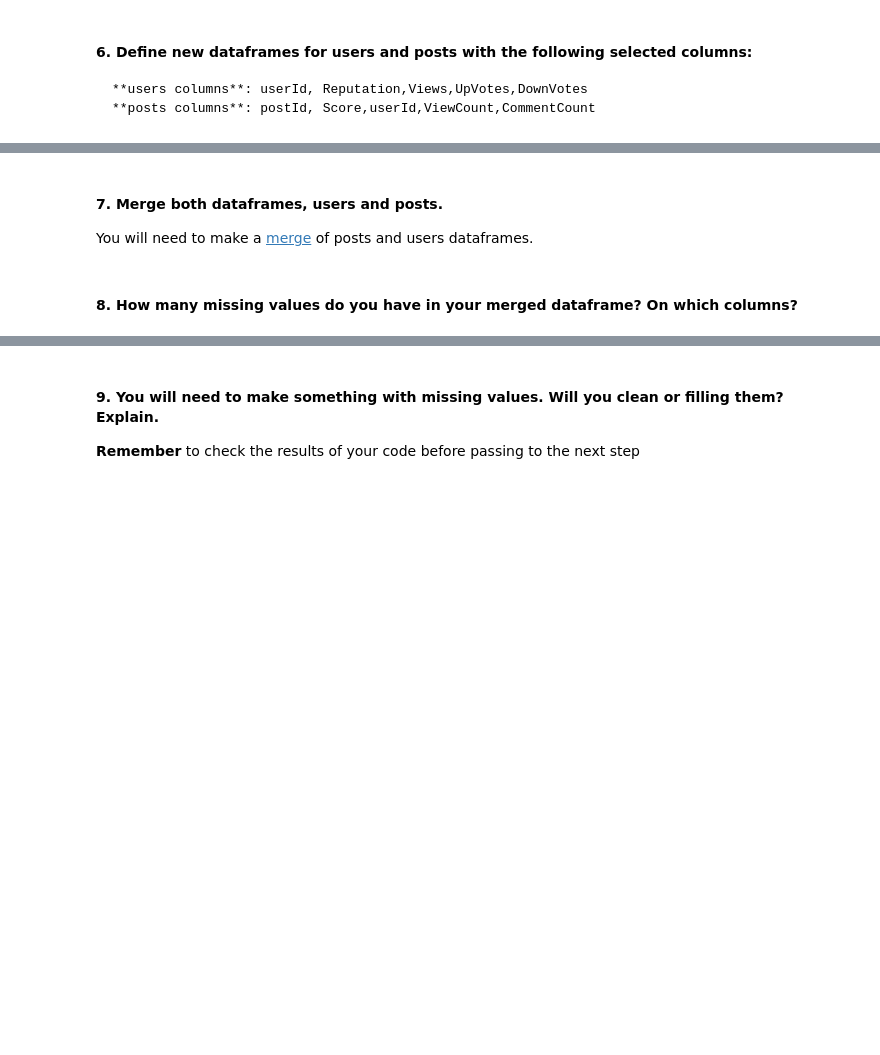
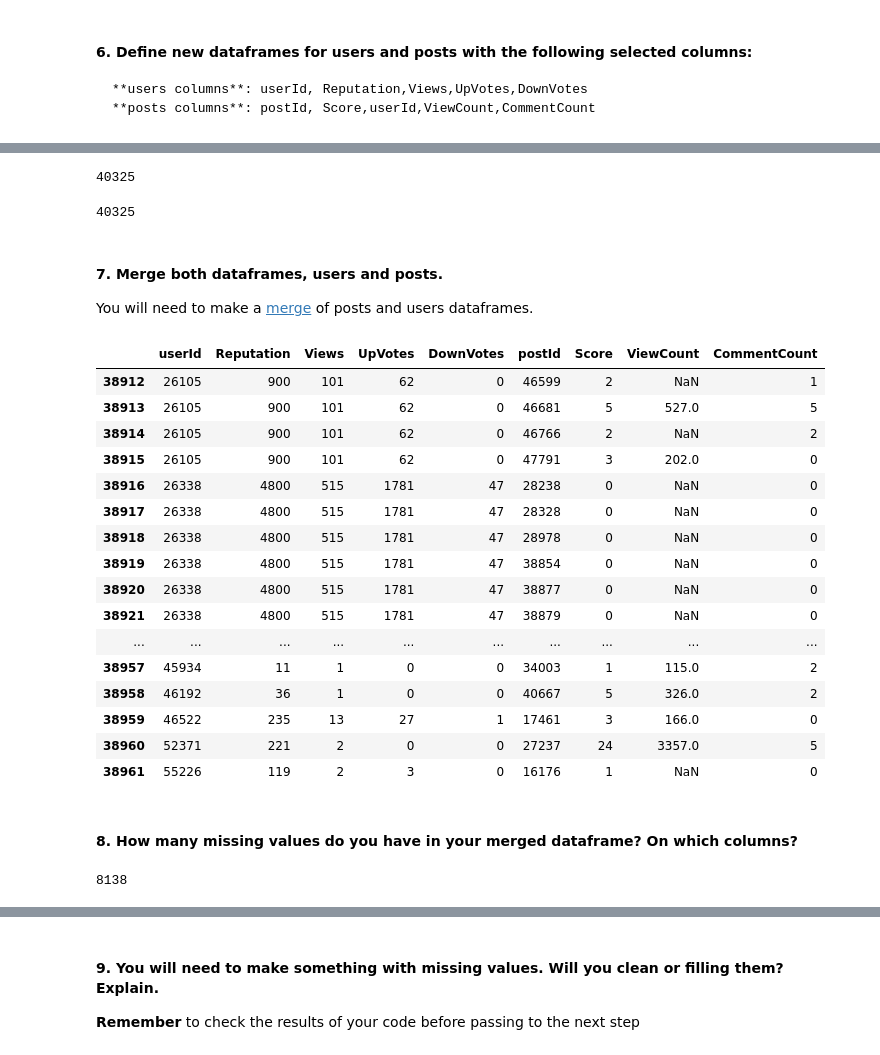
Before and after one commit to ta-data-lis/lab-data-cleaning, a Jupyter notebook: your-code/main.ipynb, the cells around one changed output, grey strips where cells are left out. Cells and saved outputs as stored; diff of their text form; code cells hidden in the pictures; blank space fills up the shorter version.

```diff
--- a/your-code/main.ipynb
+++ b/your-code/main.ipynb
@@ -5,2 +26,5 @@
 # %% [markdown]
 #### 3. Rename Id column to userId
+# %%
+import_users.rename(columns={'Id':'userid'}, inplace=True)
+import_users
@@ -7,4 +45,10 @@
 # %% [markdown]
 #### 4. Import posts table:
+# %%
+address = "/Users/pietervierstraete/Desktop/Ironhack/week2/todo/lab-data-cleaning/your-code/posts_table.csv"
+import_posts = pd.read_csv(address)
 # %% [markdown]
 #### 5. Rename Id column to postId and OwnerUserId to userId
+# %%
+import_posts.rename(columns={'Id':'postid','OwnerUserId':'userid'}, inplace=True)
+import_posts
@@ -12,3 +70,16 @@
 #### 6. Define new dataframes for users and posts with the following selected columns:
     **users columns**: userId, Reputation,Views,UpVotes,DownVotes
     **posts columns**: postId, Score,userId,ViewCount,CommentCount
+# %%
+import_users
+data_users = [import_users["userid"],import_users["Reputation"],import_users["Views"],import_users["UpVotes"],import_users["DownVotes"]]
+data_posts = [import_posts["postid"],import_posts["Score"],import_posts["userid"],import_posts["ViewCount"],import_posts["CommentCount"]]
+
+col_users = ["userId", "Reputation","Views","UpVotes","DownVotes"]
+col_posts = ["postId", "Score","userId","ViewCount","CommentCount"]
+
+new_users = pd.concat(data_users, axis=1,keys=col_users)
+new_posts = pd.concat(data_posts, axis=1,keys=col_posts)
+
+new_users
+new_posts
@@ -15,5 +116,47 @@
+# %%
+#question to self: check if there are duplicates on the rows of userid
+# there are 40325 rows in total
+
+set_userid = []
+set_userid = new_users['userId']
+print(len(set(set_userid)))
+#set_userid
+
+#2nd method:
+len(new_users["userId"].unique())
+# %% [output]
+40325
+40325
 # %% [markdown]
 #### 7. Merge both dataframes, users and posts.
 You will need to make a [merge](https://pandas.pydata.org/pandas-docs/stable/generated/pandas.DataFrame.merge.html) of posts and users dataframes.
+# %%
+df_merge = new_users.merge(new_posts, how = 'inner',on='userId')
+df_merge.tail(50)
+# %% [output]
+|  | userId | Reputation | Views | UpVotes | DownVotes | postId | Score | ViewCount | CommentCount |
+| 38912 | 26105 | 900 | 101 | 62 | 0 | 46599 | 2 | NaN | 1 |
+| 38913 | 26105 | 900 | 101 | 62 | 0 | 46681 | 5 | 527.0 | 5 |
+| 38914 | 26105 | 900 | 101 | 62 | 0 | 46766 | 2 | NaN | 2 |
+| 38915 | 26105 | 900 | 101 | 62 | 0 | 47791 | 3 | 202.0 | 0 |
+| 38916 | 26338 | 4800 | 515 | 1781 | 47 | 28238 | 0 | NaN | 0 |
+| 38917 | 26338 | 4800 | 515 | 1781 | 47 | 28328 | 0 | NaN | 0 |
+| 38918 | 26338 | 4800 | 515 | 1781 | 47 | 28978 | 0 | NaN | 0 |
+| 38919 | 26338 | 4800 | 515 | 1781 | 47 | 38854 | 0 | NaN | 0 |
+| 38920 | 26338 | 4800 | 515 | 1781 | 47 | 38877 | 0 | NaN | 0 |
+| 38921 | 26338 | 4800 | 515 | 1781 | 47 | 38879 | 0 | NaN | 0 |
+| ... | ... | ... | ... | ... | ... | ... | ... | ... | ... |
+| 38957 | 45934 | 11 | 1 | 0 | 0 | 34003 | 1 | 115.0 | 2 |
+| 38958 | 46192 | 36 | 1 | 0 | 0 | 40667 | 5 | 326.0 | 2 |
+| 38959 | 46522 | 235 | 13 | 27 | 1 | 17461 | 3 | 166.0 | 0 |
+| 38960 | 52371 | 221 | 2 | 0 | 0 | 27237 | 24 | 3357.0 | 5 |
+| 38961 | 55226 | 119 | 2 | 3 | 0 | 16176 | 1 | NaN | 0 |
 # %% [markdown]
 #### 8. How many missing values do you have in your merged dataframe? On which columns?
+# %%
+#question to self: check how many repetition there are in userid
+# in total 38962 rows
+
+len(set(df_merge['userId']))
+# %% [output]
+8138
```
Also changed, not shown: parts of 9 cells of this notebook.
